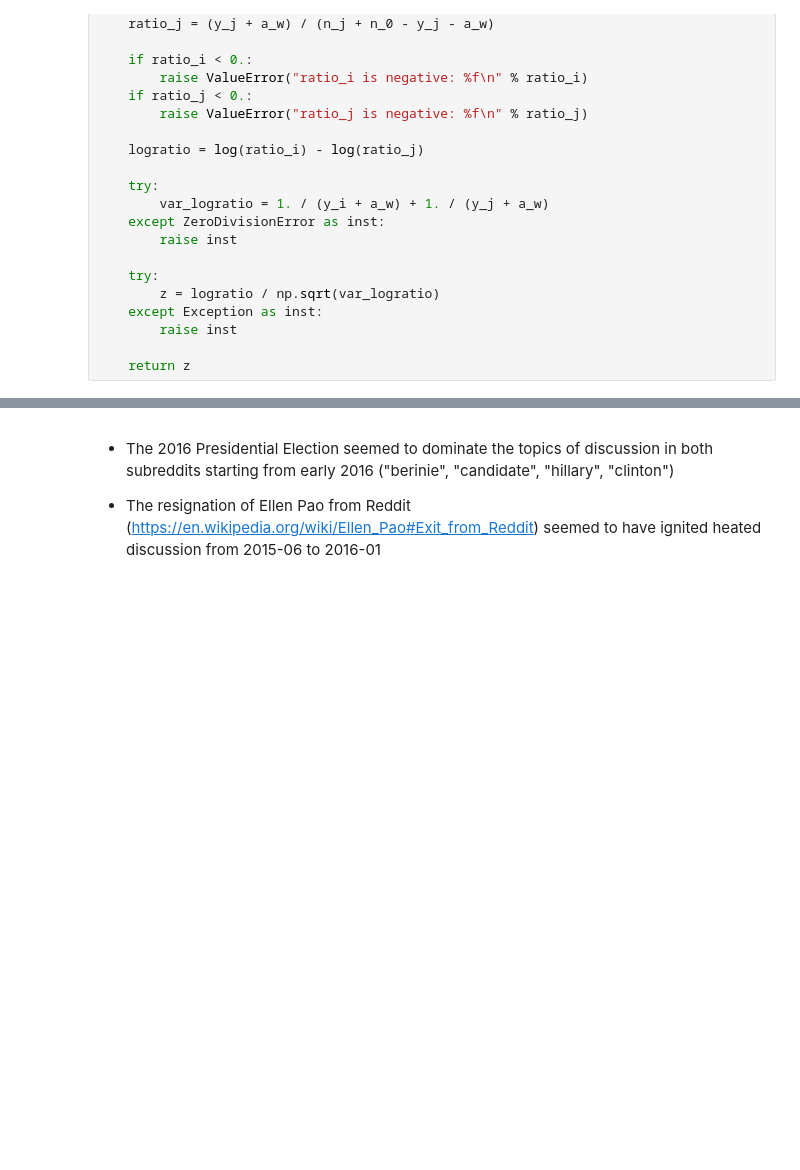
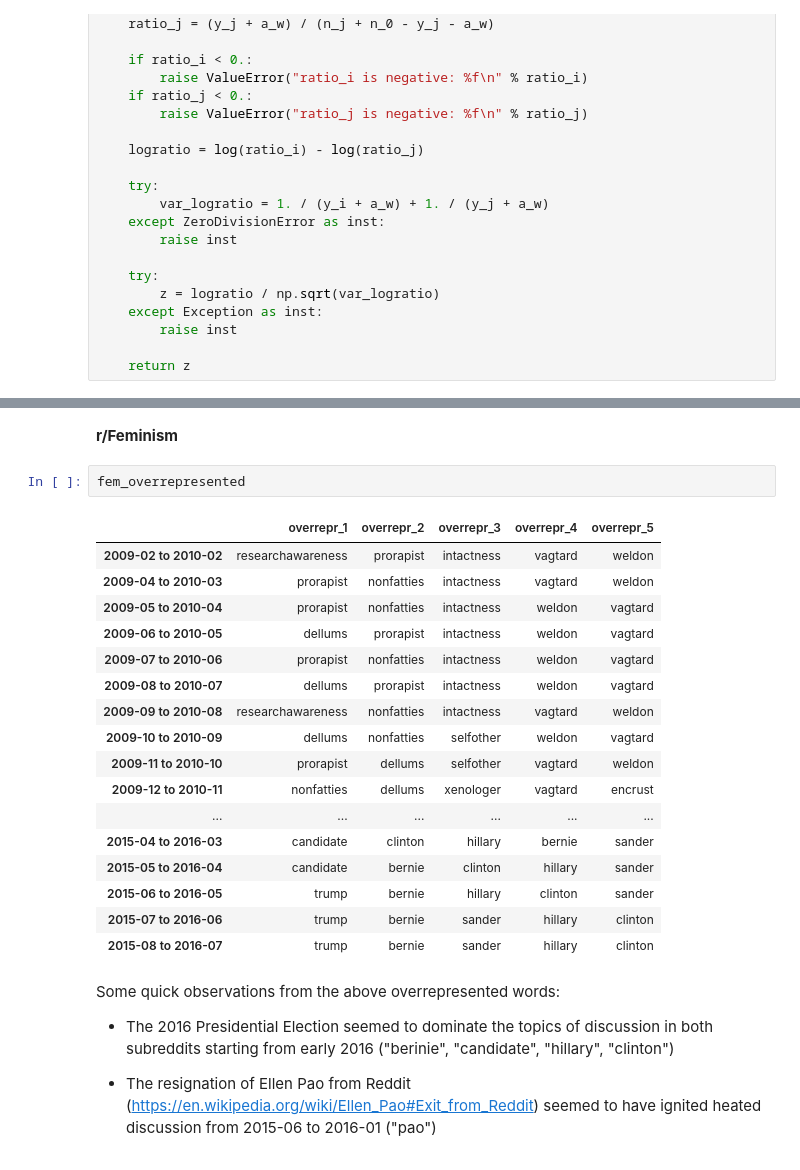
Before and after one commit to chao-ji/reddit, a Jupyter notebook: Part 5 Topics Over Time - Overrepresented Words.ipynb, the cells around one changed output, grey strips where cells are left out. Saved outputs shown, nothing was run; the diff lists cells and outputs as text; blank space fills up the shorter version.

```diff
--- a/Part 5 Topics Over Time - Overrepresented Words.ipynb
+++ b/Part 5 Topics Over Time - Overrepresented Words.ipynb
@@ -296,4 +290,28 @@ df_fem.ix["2012-06 to 2013-05":"2015-08 to 2016-07", 0:5]
+# %% [markdown]
+**r/Feminism**
+# %%
+fem_overrepresented
+# %% [output]
+|  | overrepr_1 | overrepr_2 | overrepr_3 | overrepr_4 | overrepr_5 |
+| 2009-02 to 2010-02 | researchawareness | prorapist | intactness | vagtard | weldon |
+| 2009-04 to 2010-03 | prorapist | nonfatties | intactness | vagtard | weldon |
+| 2009-05 to 2010-04 | prorapist | nonfatties | intactness | weldon | vagtard |
+| 2009-06 to 2010-05 | dellums | prorapist | intactness | weldon | vagtard |
+| 2009-07 to 2010-06 | prorapist | nonfatties | intactness | weldon | vagtard |
+| 2009-08 to 2010-07 | dellums | prorapist | intactness | weldon | vagtard |
+| 2009-09 to 2010-08 | researchawareness | nonfatties | intactness | vagtard | weldon |
+| 2009-10 to 2010-09 | dellums | nonfatties | selfother | weldon | vagtard |
+| 2009-11 to 2010-10 | prorapist | dellums | selfother | vagtard | weldon |
+| 2009-12 to 2010-11 | nonfatties | dellums | xenologer | vagtard | encrust |
+| ... | ... | ... | ... | ... | ... |
+| 2015-04 to 2016-03 | candidate | clinton | hillary | bernie | sander |
+| 2015-05 to 2016-04 | candidate | bernie | clinton | hillary | sander |
+| 2015-06 to 2016-05 | trump | bernie | hillary | clinton | sander |
+| 2015-07 to 2016-06 | trump | bernie | sander | hillary | clinton |
+| 2015-08 to 2016-07 | trump | bernie | sander | hillary | clinton |
 # %% [markdown]
+Some quick observations from the above overrepresented words:
+
 * The 2016 Presidential Election seemed to dominate the topics of discussion in both subreddits starting from early 2016 ("berinie", "candidate", "hillary", "clinton")
 
-* The resignation of Ellen Pao from Reddit (https://en.wikipedia.org/wiki/Ellen_Pao#Exit_from_Reddit) seemed to have ignited heated discussion from 2015-06 to 2016-01
+* The resignation of Ellen Pao from Reddit (https://en.wikipedia.org/wiki/Ellen_Pao#Exit_from_Reddit) seemed to have ignited heated discussion from 2015-06 to 2016-01 ("pao")
```
Also changed, not shown: parts of 22 cells of this notebook.
